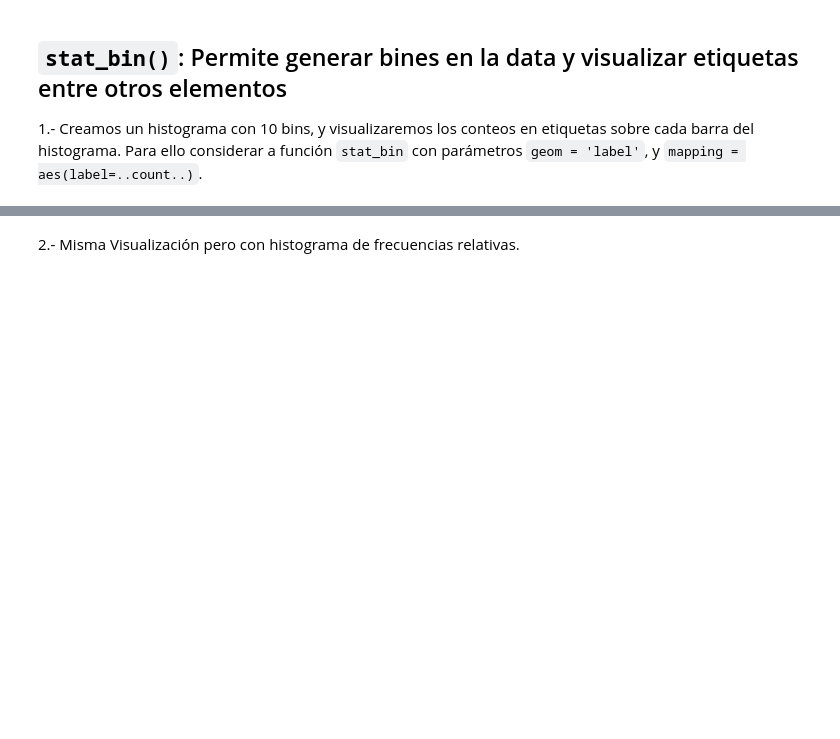
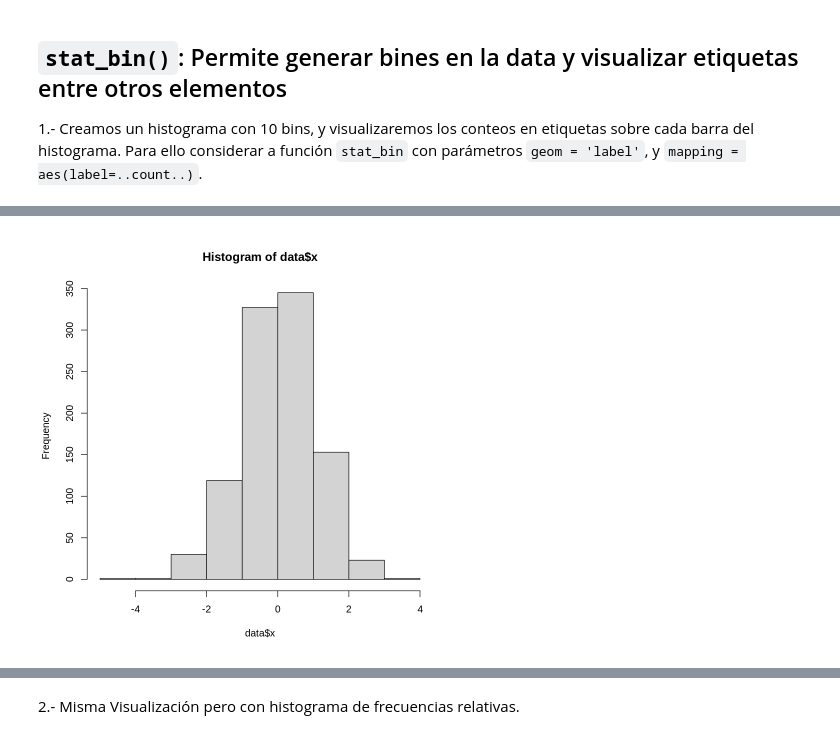
Before and after one commit to majorquev/DBDC_202406_Programacion_en_R_para_ciencia_de_datos, a Jupyter notebook: Clases/C5/00_Ejemplos_adicionales_ggplot2.ipynb, the cells around one changed output, grey strips where cells are left out. Cells and saved outputs as stored; diff of their text form; code cells hidden in the pictures; blank space fills up the shorter version.

```diff
--- a/Clases/C5/00_Ejemplos_adicionales_ggplot2.ipynb
+++ b/Clases/C5/00_Ejemplos_adicionales_ggplot2.ipynb
@@ -26,0 +39,4 @@ data<-data.frame(x = rnorm(1000))
+# %%
+hist(data$x, breaks = 10)
+# %% [output]
+[figure, added]
```
Also changed, not shown: parts of 14 cells of this notebook.
